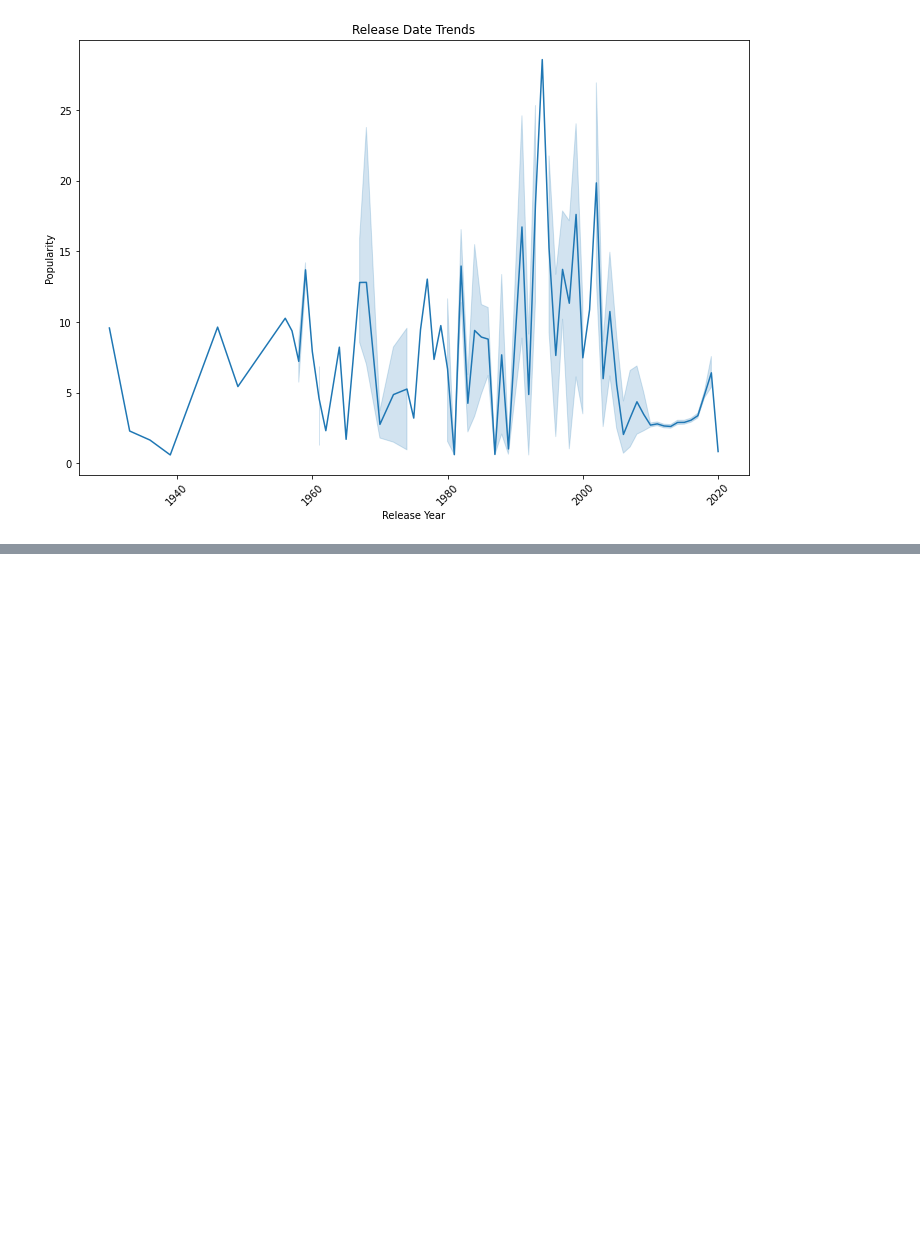
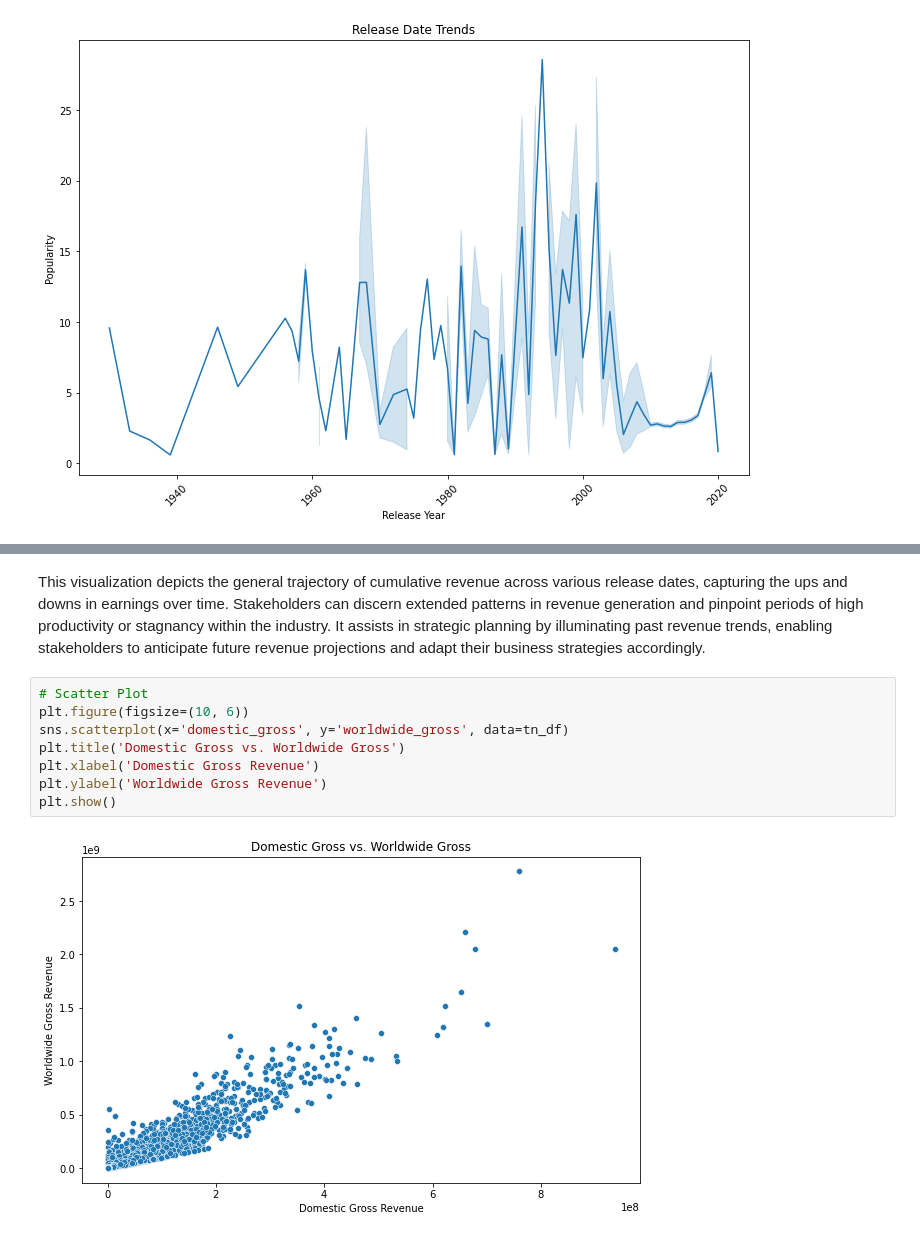
Before and after one commit to Harry-Atulah/dsc-phase-1-project-v2-4, a Jupyter notebook: student.ipynb, the cells around one changed output, grey strips where cells are left out. Cells and saved outputs as stored; diff of their text form; blank space fills up the shorter version.

```diff
--- a/student.ipynb
+++ b/student.ipynb
@@ -316,0 +392,12 @@ plt.show()
+# %% [markdown]
+This visualization depicts the general trajectory of cumulative revenue across various release dates, capturing the ups and downs in earnings over time. Stakeholders can discern extended patterns in revenue generation and pinpoint periods of high productivity or stagnancy within the industry. It assists in strategic planning by illuminating past revenue trends, enabling stakeholders to anticipate future revenue projections and adapt their business strategies accordingly.
+# %%
+# Scatter Plot
+plt.figure(figsize=(10, 6))
+sns.scatterplot(x='domestic_gross', y='worldwide_gross', data=tn_df)
+plt.title('Domestic Gross vs. Worldwide Gross')
+plt.xlabel('Domestic Gross Revenue')
+plt.ylabel('Worldwide Gross Revenue')
+plt.show()
+# %% [output]
+[figure, added]
```
Also changed, not shown: parts of 16 cells of this notebook.
